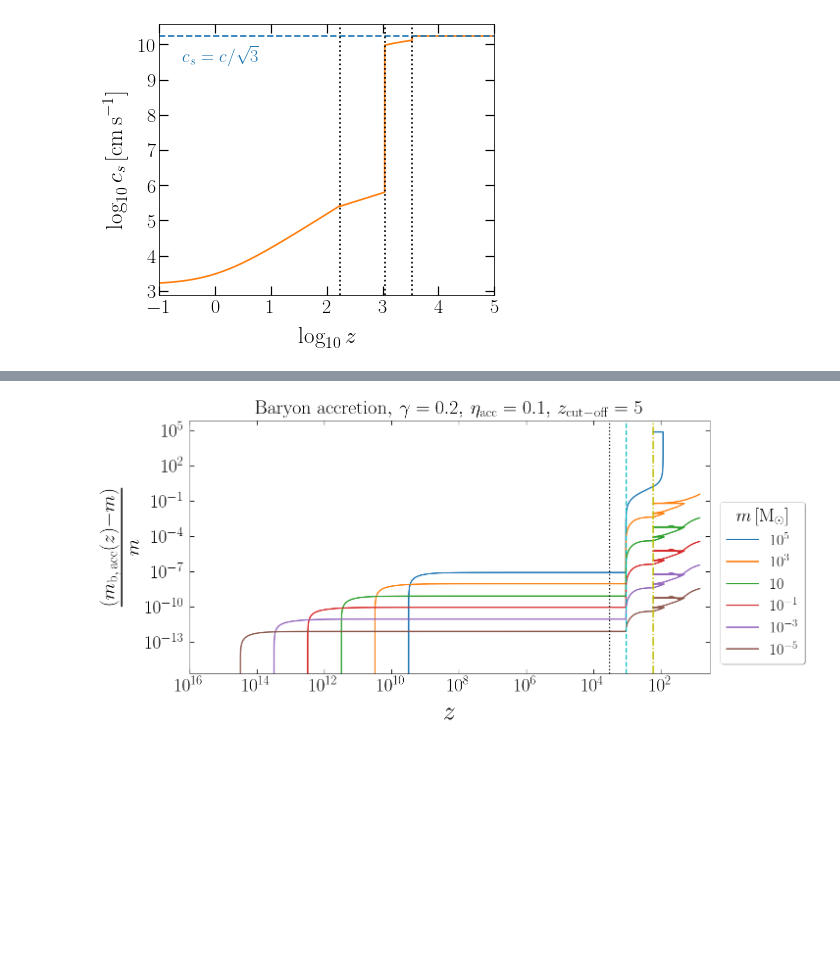
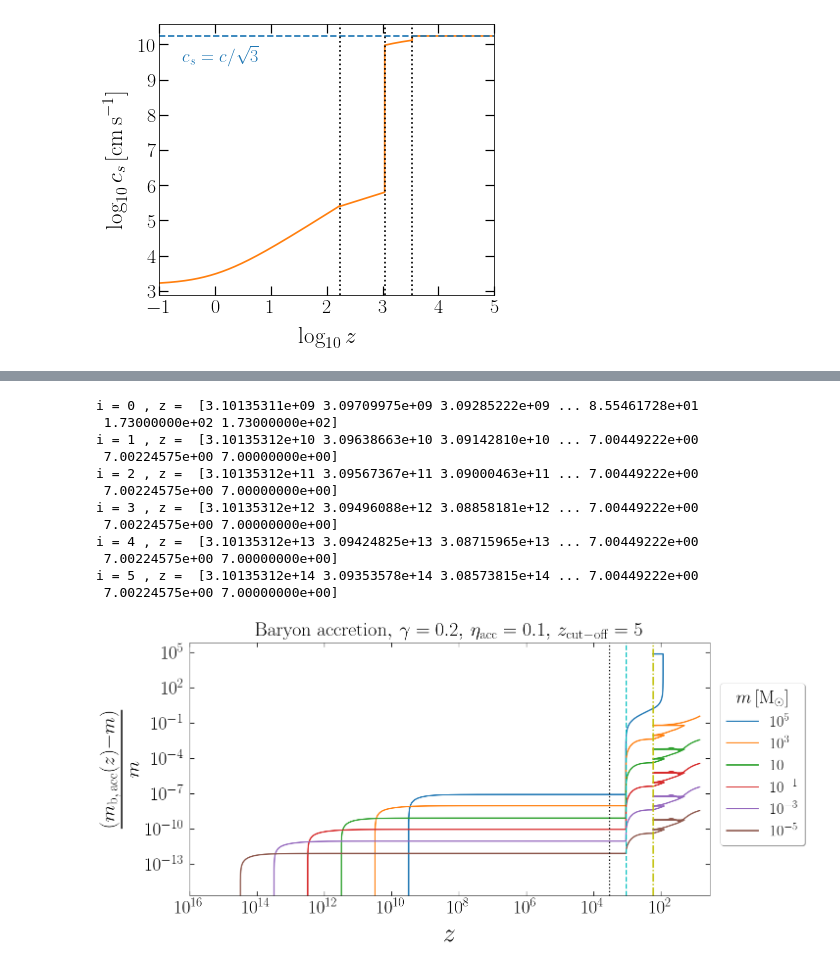
Before and after one commit to pratibhajangra591/project-2, a Jupyter notebook: accretion_concatenation.ipynb, the cells around one changed output, grey strips where cells are left out. Drawn from its saved outputs; the diff is of its cells as text; code cells hidden in the pictures; blank space fills up the shorter version.

```diff
--- a/accretion_concatenation.ipynb
+++ b/accretion_concatenation.ipynb
@@ -246,38 +246,51 @@ for i, (m1, color) in enumerate(zip(m1_arr, colors)):
 
 
     T = np.concatenate((sol1.t, sol2.t, sol3.t, sol4.t, sol5.t, sol6.t), axis=None)
+    print("i =", i, "," , "z = ", T)
     Y = np.concatenate((y1, y2, y3, y4, y5, y6), axis=None)
 
     ax.loglog(T, ((Y - m1)/m1))
 
 
 
 
 
 
 plt.axvline(x = z_eq,  color = 'k',  linestyle = ':')
 plt.axvline(x = z_rec,  color = 'c',  linestyle = '--')
 plt.axvline(x = z_th,  color = 'y',  linestyle = '-.')
 ax.tick_params(axis='x', pad = 9.9)
 ax.tick_params(axis='y', pad = 9.9)
 
 
 plt.xticks(fontsize = 38)
 plt.yticks(fontsize = 38)
 plt.xlabel('$z$',fontsize = 52, labelpad = 14)
 plt.ylabel(r'$\frac{(m_\mathrm{b, \, acc}(z) - m)}{m} $',fontsize = 58, labelpad = 14)
 plt.legend(['$10^{5}$', r'$10^{3}$', '$10$',
             '$10^{-1}$', '$10^{-3}$', r'$10^{-5}$'],
-           prop = {'size':32}, loc = (1.02, 0.04), shadow = True,
+           prop = {'size':32}, loc = (1.02, 0.2), shadow = True,
            title = '$m\, [\mathrm{M_{\odot}}]$' ,
            title_fontsize = 37, facecolor = 'white', fontsize = 65)
 plt.xlim(1e16, 0.5*z_cut_off)
 plt.xscale('log')
 plt.title(r'Baryon accretion$,\, \gamma = 0.2, \,\eta_\mathrm{acc} = 0.1, \, z_\mathrm{cut-off} = 5$', fontsize = 40, pad = 13)
 plt.savefig('bacc_z_cutoff5.pdf', bbox_inches = 'tight')
 plt.show()
 # %% [output]
+i = 0 , z =  [3.10135311e+09 3.09709975e+09 3.09285222e+09 ... 8.55461728e+01
+ 1.73000000e+02 1.73000000e+02]
+i = 1 , z =  [3.10135312e+10 3.09638663e+10 3.09142810e+10 ... 7.00449222e+00
+ 7.00224575e+00 7.00000000e+00]
+i = 2 , z =  [3.10135312e+11 3.09567367e+11 3.09000463e+11 ... 7.00449222e+00
+ 7.00224575e+00 7.00000000e+00]
+i = 3 , z =  [3.10135312e+12 3.09496088e+12 3.08858181e+12 ... 7.00449222e+00
+ 7.00224575e+00 7.00000000e+00]
+i = 4 , z =  [3.10135312e+13 3.09424825e+13 3.08715965e+13 ... 7.00449222e+00
+ 7.00224575e+00 7.00000000e+00]
+i = 5 , z =  [3.10135312e+14 3.09353578e+14 3.08573815e+14 ... 7.00449222e+00
+ 7.00224575e+00 7.00000000e+00]
-[figure, old version]
+[figure, new version]
 # %%
 # Accretion in radiation domination for different values of z_cut-off.
 
```
Also changed, not shown: parts of 3 cells of this notebook.
